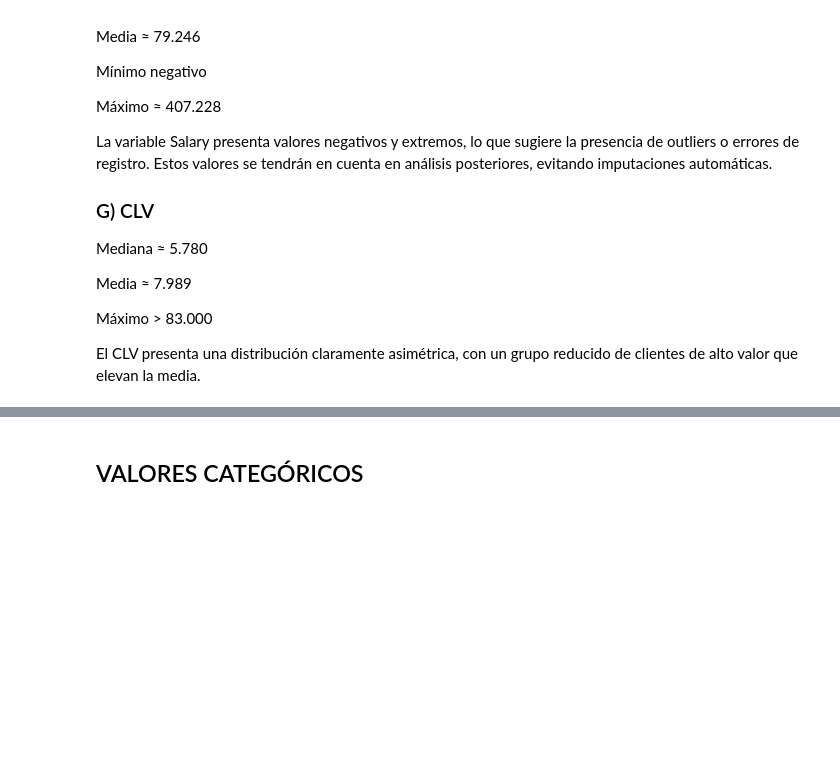
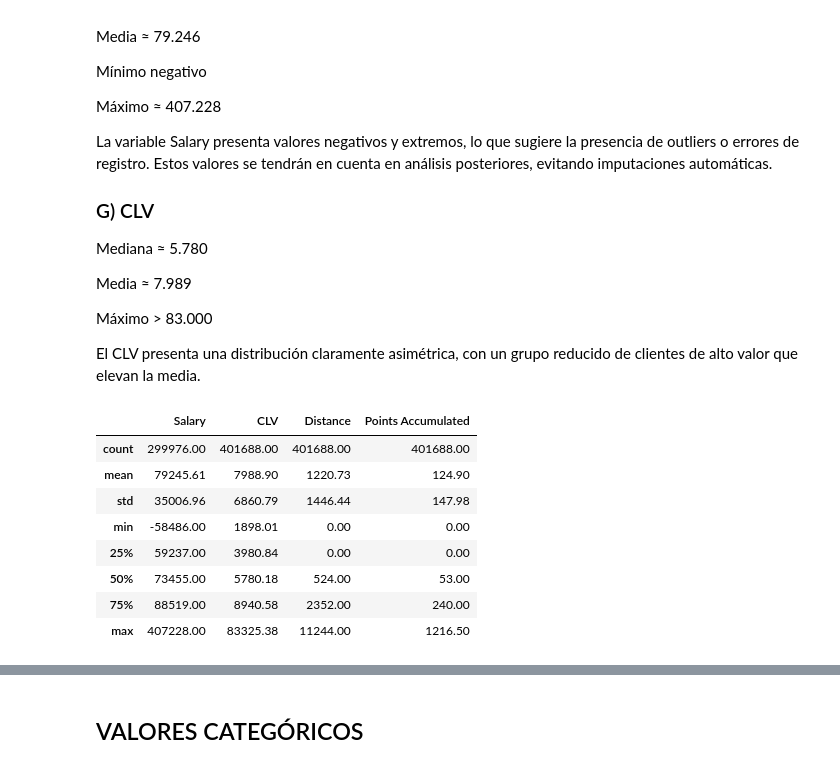
Before and after one commit to Adalab/bda-modulo-3-evaluacion-final-MatiC-hub-1, a Jupyter notebook: notebooks/resolucion_final.ipynb, the cells around one changed output, grey strips where cells are left out. Saved outputs shown, nothing was run; the diff lists cells and outputs as text; code cells hidden in the pictures; blank space fills up the shorter version.

```diff
--- a/notebooks/resolucion_final.ipynb
+++ b/notebooks/resolucion_final.ipynb
@@ -574,0 +604,18 @@ El CLV presenta una distribución claramente asimétrica, con un grupo reducido
+# %%
+# Redondeo sólo en las salidas
+df_merged[[
+    "Salary",
+    "CLV",
+    "Distance",
+    "Points Accumulated"
+]].describe().round(2)
+# %% [output]
+|  | Salary | CLV | Distance | Points Accumulated |
+| count | 299976.00 | 401688.00 | 401688.00 | 401688.00 |
+| mean | 79245.61 | 7988.90 | 1220.73 | 124.90 |
+| std | 35006.96 | 6860.79 | 1446.44 | 147.98 |
+| min | -58486.00 | 1898.01 | 0.00 | 0.00 |
+| 25% | 59237.00 | 3980.84 | 0.00 | 0.00 |
+| 50% | 73455.00 | 5780.18 | 524.00 | 53.00 |
+| 75% | 88519.00 | 8940.58 | 2352.00 | 240.00 |
+| max | 407228.00 | 83325.38 | 11244.00 | 1216.50 |
```
Also changed, not shown: parts of 18 cells of this notebook.
